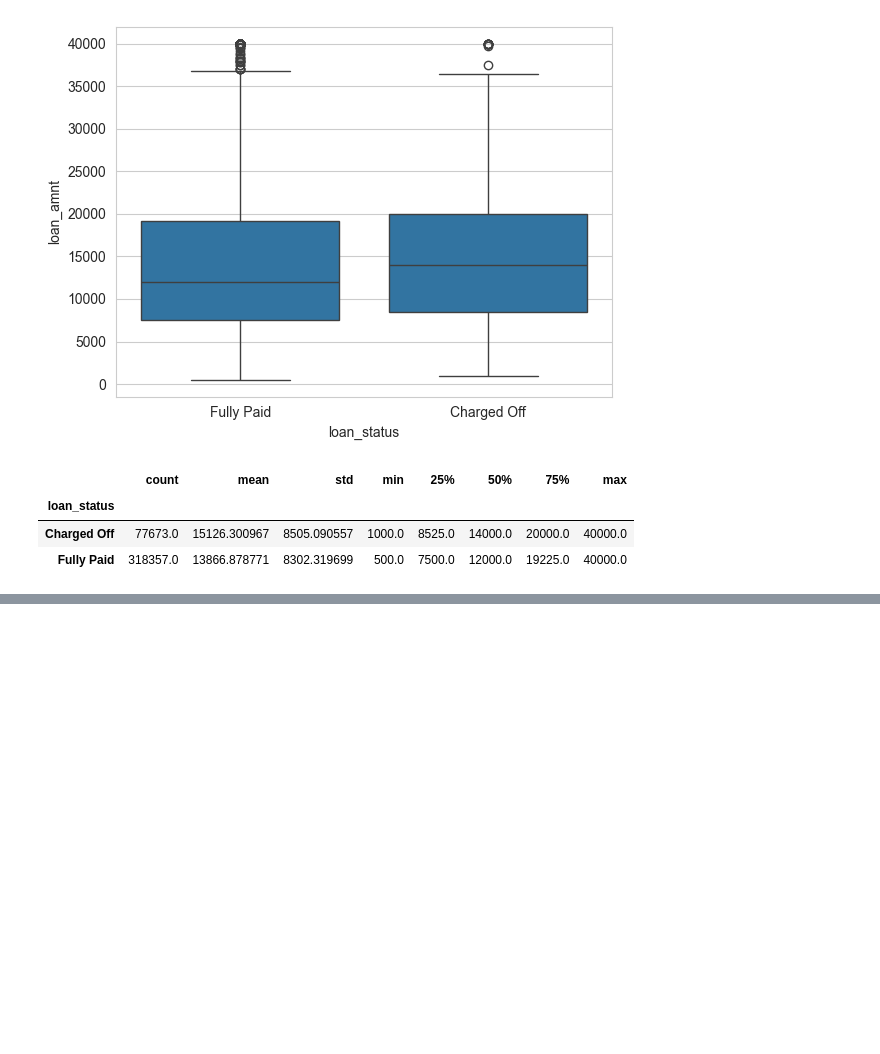
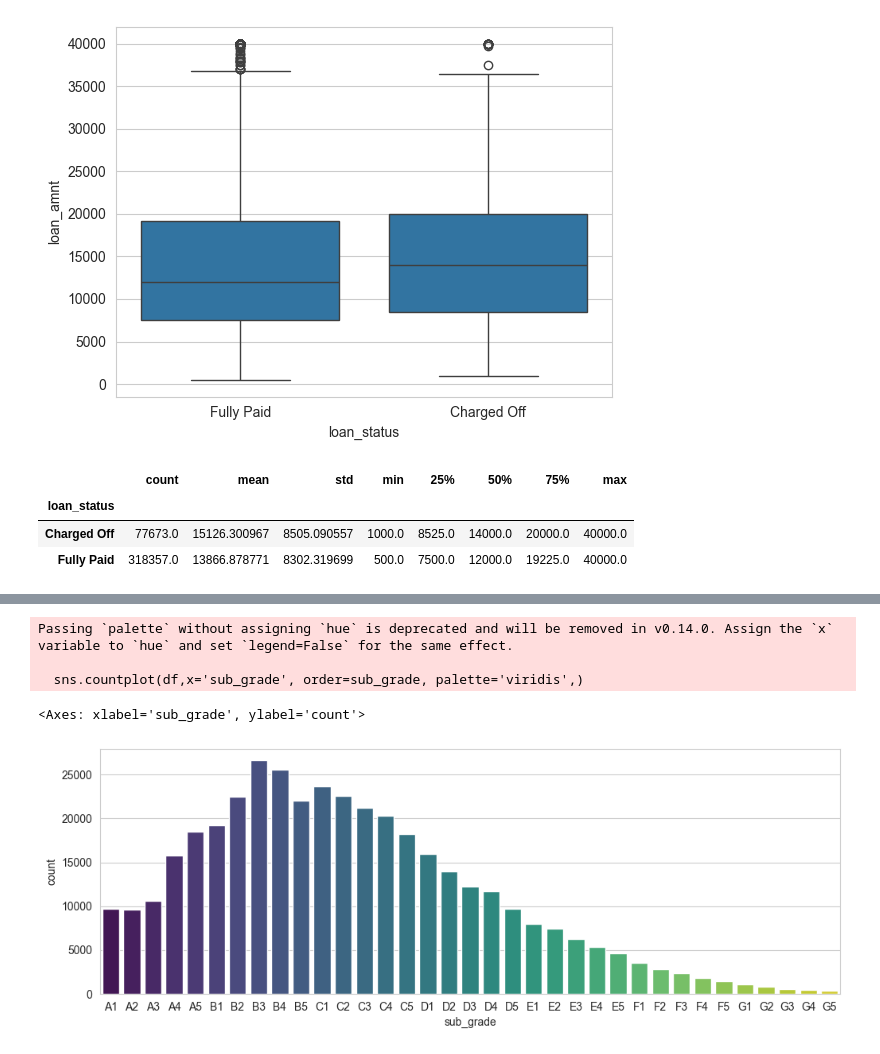
Before and after one commit to fernandohitmas/Python-for-Machine-Learning-Jose-Portilla-, a Jupyter notebook: TensorFlow e Keras/TF_keras_exercicio.ipynb, the cells around one changed output, grey strips where cells are left out. Saved outputs shown, nothing was run; the diff lists cells and outputs as text; code cells hidden in the pictures; blank space fills up the shorter version.

```diff
--- a/TensorFlow e Keras/TF_keras_exercicio.ipynb
+++ b/TensorFlow e Keras/TF_keras_exercicio.ipynb
@@ -137,0 +145,9 @@ df.groupby('loan_status').describe()['loan_amnt']
+# %%
+sub_grade = df['sub_grade'].sort_values().unique()
+temp_list =[]
+
+for n,g in enumerate(sub_grade):
+    temp_list.append(g)
+    if len(temp_list) == 5:
+        print(temp_list)
+        temp_list = []
@@ -137,0 +167,9 @@ df.groupby('loan_status').describe()['loan_amnt']
+# %%
+plt.figure(figsize=(12,4))
+sns.countplot(df,x='sub_grade', order=sub_grade, palette='viridis',)
+# %% [output]
+Passing `palette` without assigning `hue` is deprecated and will be removed in v0.14.0. Assign the `x` variable to `hue` and set `legend=False` for the same effect.
+
+  sns.countplot(df,x='sub_grade', order=sub_grade, palette='viridis',)
+<Axes: xlabel='sub_grade', ylabel='count'>
+[figure, added]
```
Also changed, not shown: parts of 15 cells of this notebook.
